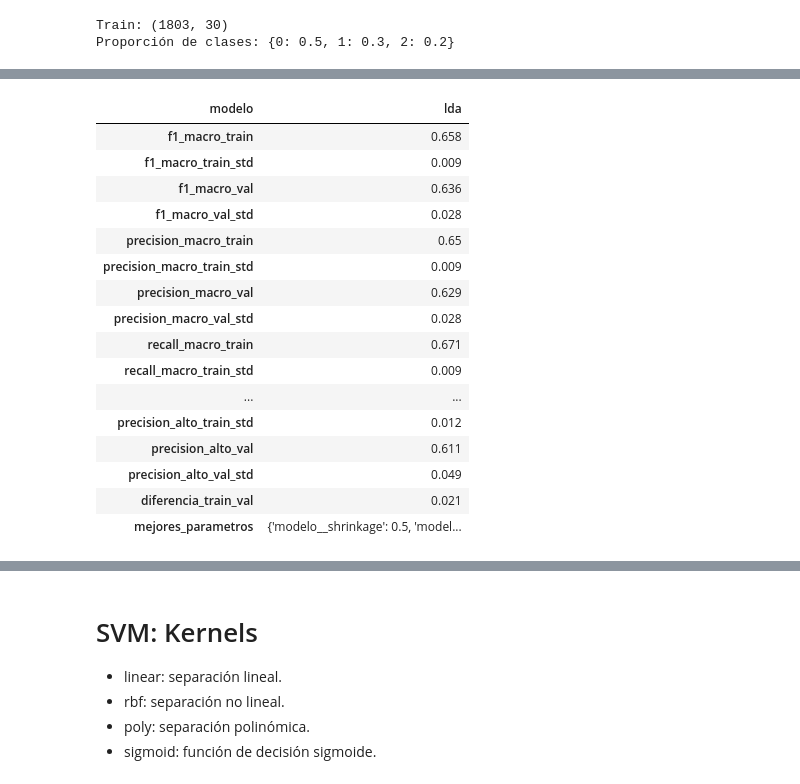
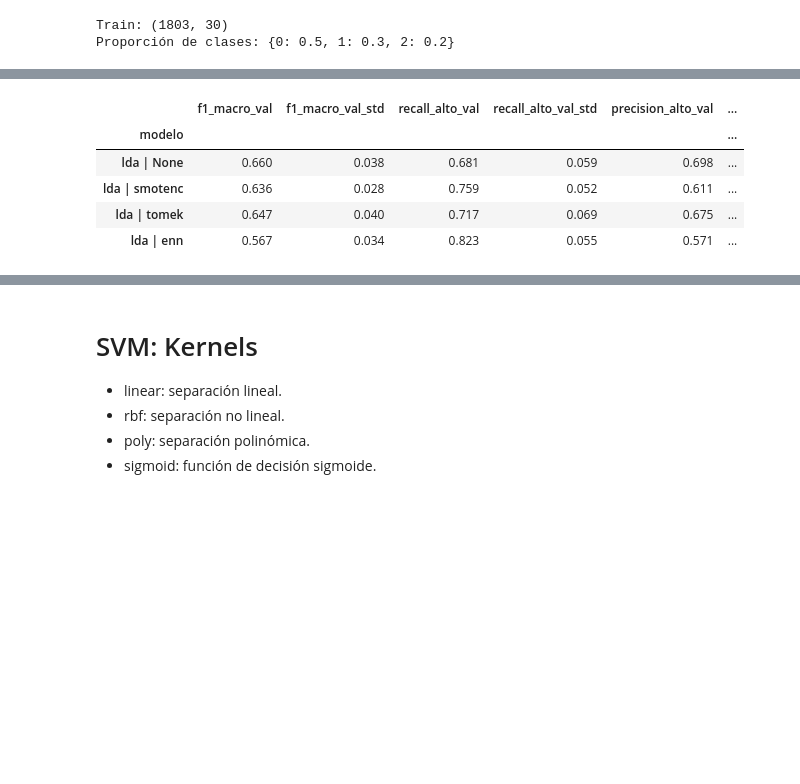
Before and after one commit to enzocastrozn/machine_learning, a Jupyter notebook: src/modelos_enzo.ipynb, the cells around one changed output, grey strips where cells are left out. Saved outputs shown, nothing was run; the diff lists cells and outputs as text; code cells hidden in the pictures; blank space fills up the shorter version.

```diff
--- a/src/modelos_enzo.ipynb
+++ b/src/modelos_enzo.ipynb
@@ -57,30 +58,52 @@ Proporción de clases: {0: 0.5, 1: 0.3, 2: 0.2}
 # %%
 rejilla_lda = [
-    {
-        "modelo__solver": ["lsqr"],
-        "modelo__shrinkage": [None, "auto", 0.1, 0.5, 0.9],
-    },
-    {
-        "modelo__solver": ["eigen"],
-        "modelo__shrinkage": [None, "auto", 0.1, 0.5, 0.9],
-    },
-]
+    #Solver minimos cuadrados, con covarianza regularizada según el ruido
+    {"modelo__solver": ["lsqr"],
+    "modelo__shrinkage": [None, "auto", 0.1, 0.5, 0.9],},
+    #Solver con descomposición de autovalores, con covarianza regularizada según el ruido
+    {"modelo__solver": ["eigen"],
+    "modelo__shrinkage": [None, "auto", 0.1, 0.5, 0.9],},]
 
-busqueda_lda = mod.crear_busqueda(
-    mod.crear_pipeline(
-        LinearDiscriminantAnalysis(),
-        balanceo="smotenc"
-    ),
-    rejilla_lda
-)
+busquedas_lda, tablas_balanceo_lda = {}, []
 
-busqueda_lda.fit(X_train, y_train)
+# LDA no admite class_weight, probamos sin balanceo, SMOTENC y los dos métodos de undersampling
+for balanceo in [None, "smotenc", "tomek", "enn"]:
+    busqueda = mod.crear_busqueda(mod.crear_pipeline(LinearDiscriminantAnalysis(),balanceo=balanceo), rejilla_lda)
+    busquedas_lda[balanceo] = busqueda.fit(X_train,y_train)
+    tablas_balanceo_lda.append(mod.tabla_resultados(busqueda,f"lda | {balanceo}"))
 
-print("Mejores parámetros:", busqueda_lda.best_params_)
-print("Mejor F1 macro:", round(busqueda_lda.best_score_, 3))
+balanceo_resultados_lda = pd.concat(tablas_balanceo_lda)
+balanceo_resultados_lda[["f1_macro_val", "f1_macro_val_std", "recall_alto_val", "recall_alto_val_std", "precision_alto_val", "diferencia_train_val", "mejores_parametros"]].round(3)
 
-tabla_lda = mod.tabla_resultados(busqueda_lda, "lda")
-mod.guardar_resultados(busqueda_lda, "lda")
 
-tabla_lda.round(3).T
+rejilla_svm = [
+    # Kernel lineal: Frontera plana
+    {"modelo__kernel": ["linear"],
+    "modelo__C": [0.1, 1, 10, 100],},
+    # Kernel RBF: Frontera curva
+    {"modelo__kernel": ["rbf"],
+    "modelo__C": [0.1, 1, 10, 100],
+    "modelo__gamma": ["scale", "auto", 0.01, 0.1],},
+    # Kernel polinómico: Frontera adaptada a polinomio
+    {"modelo__kernel": ["poly"],
+    "modelo__C": [0.1, 1, 10],
+    "modelo__degree": [2, 3],
+    "modelo__gamma": ["scale", "auto"],},
+    # Kernel sigmoide: Frontera adaptada a sigmoide
+    {"modelo__kernel": ["sigmoid"],
+    "modelo__C": [0.1, 1, 10],
+    "modelo__gamma": ["scale", "auto"],},]
+
+busquedas_svm, tablas_balanceo_svm = {}, []
+
+# SVM admite class_weight, así que probamos todas las estrategias
+
+for balanceo in [None, "class_weight", "smotenc", "tomek", "enn"]:
+
+    busqueda = mod.crear_busqueda(mod.crear_pipeline(SVC(),balanceo=balanceo),rejilla_svm)
+    busquedas_svm[balanceo] = busqueda.fit(X_train,y_train)
+    tablas_balanceo_svm.append(mod.tabla_resultados(busqueda,f"svm | {balanceo}"))
+
+balanceo_resultados_svm = pd.concat(tablas_balanceo_svm)
+balanceo_resultados_svm[["f1_macro_val", "f1_macro_val_std", "recall_alto_val", "recall_alto_val_std", "precision_alto_val", "diferencia_train_val", "mejores_parametros"]].round(3)
 # %% [output]
@@ -89,17 +110,6 @@ Mejor F1 macro: 0.636
-| modelo | lda |
-| f1_macro_train | 0.658 |
-| f1_macro_train_std | 0.009 |
-| f1_macro_val | 0.636 |
-| f1_macro_val_std | 0.028 |
-| precision_macro_train | 0.65 |
-| precision_macro_train_std | 0.009 |
-| precision_macro_val | 0.629 |
-| precision_macro_val_std | 0.028 |
-| recall_macro_train | 0.671 |
-| recall_macro_train_std | 0.009 |
-| ... | ... |
-| precision_alto_train_std | 0.012 |
-| precision_alto_val | 0.611 |
-| precision_alto_val_std | 0.049 |
-| diferencia_train_val | 0.021 |
-| mejores_parametros | {'modelo__shrinkage': 0.5, 'model... |
+|  | f1_macro_val | f1_macro_val_std | recall_alto_val | recall_alto_val_std | precision_alto_val | ... |
+| modelo |  |  |  |  |  | ... |
+| lda | None | 0.660 | 0.038 | 0.681 | 0.059 | 0.698 | ... |
+| lda | smotenc | 0.636 | 0.028 | 0.759 | 0.052 | 0.611 | ... |
+| lda | tomek | 0.647 | 0.040 | 0.717 | 0.069 | 0.675 | ... |
+| lda | enn | 0.567 | 0.034 | 0.823 | 0.055 | 0.571 | ... |
```
Also changed, not shown: parts of 12 cells of this notebook, 8 other files.
